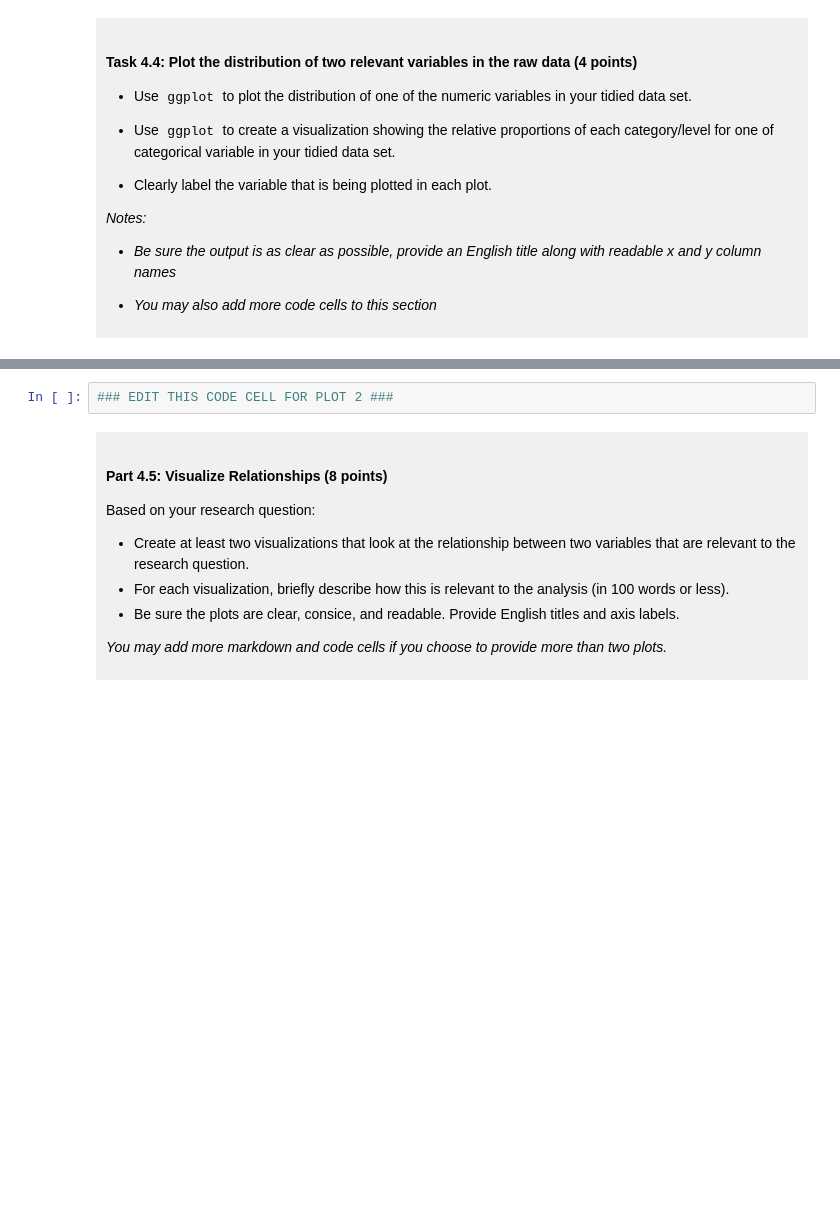
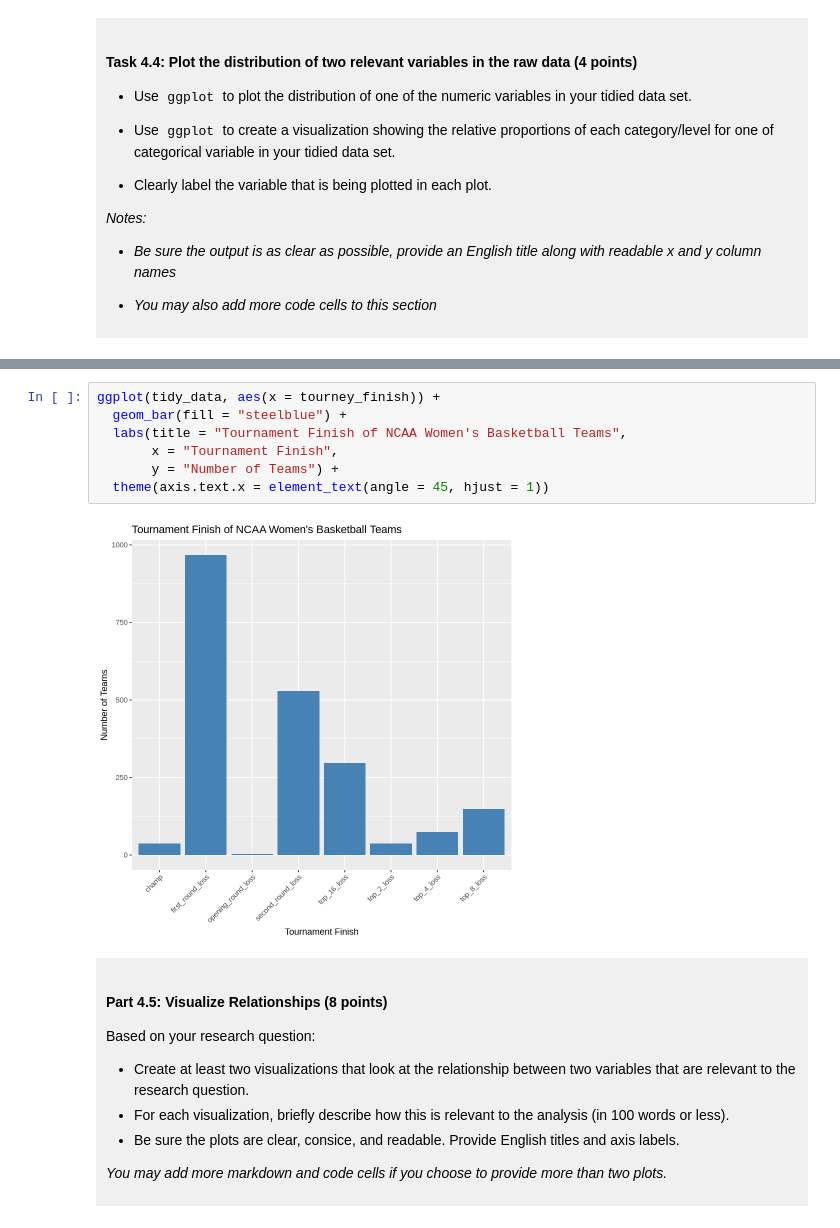
Before and after one commit to stephanie961110-source/dsci-100-project-Stephanie-Ng, a Jupyter notebook: dsci-100-project-notebook.ipynb, the cells around one changed output, grey strips where cells are left out. Drawn from its saved outputs; the diff is of its cells as text; blank space fills up the shorter version.

```diff
--- a/dsci-100-project-notebook.ipynb
+++ b/dsci-100-project-notebook.ipynb
@@ -296,5 +351,12 @@ You will refine your research question (if needed) and produce a tidy data set.
 # %%
-### EDIT THIS CODE CELL FOR PLOT 2 ###
+ggplot(tidy_data, aes(x = tourney_finish)) +
+  geom_bar(fill = "steelblue") +
+  labs(title = "Tournament Finish of NCAA Women's Basketball Teams",
+       x = "Tournament Finish",
+       y = "Number of Teams") +
+  theme(axis.text.x = element_text(angle = 45, hjust = 1))
+# %% [output]
+[figure, added]
 # %% [markdown]
 <div style="background-color: #f0f0f0; padding: 10px;">
 
```
Also changed, not shown: parts of 12 cells of this notebook.
